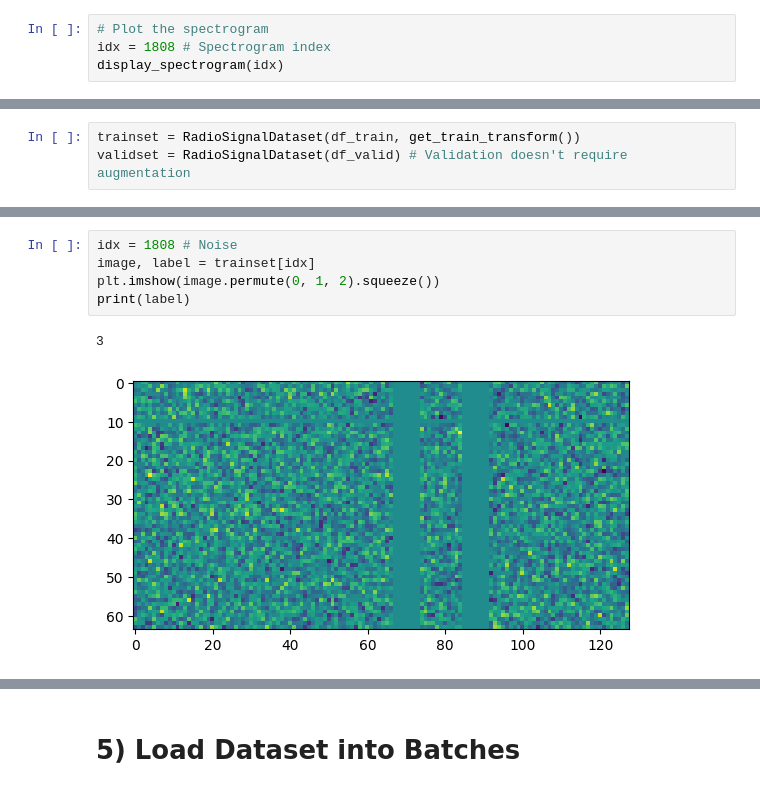
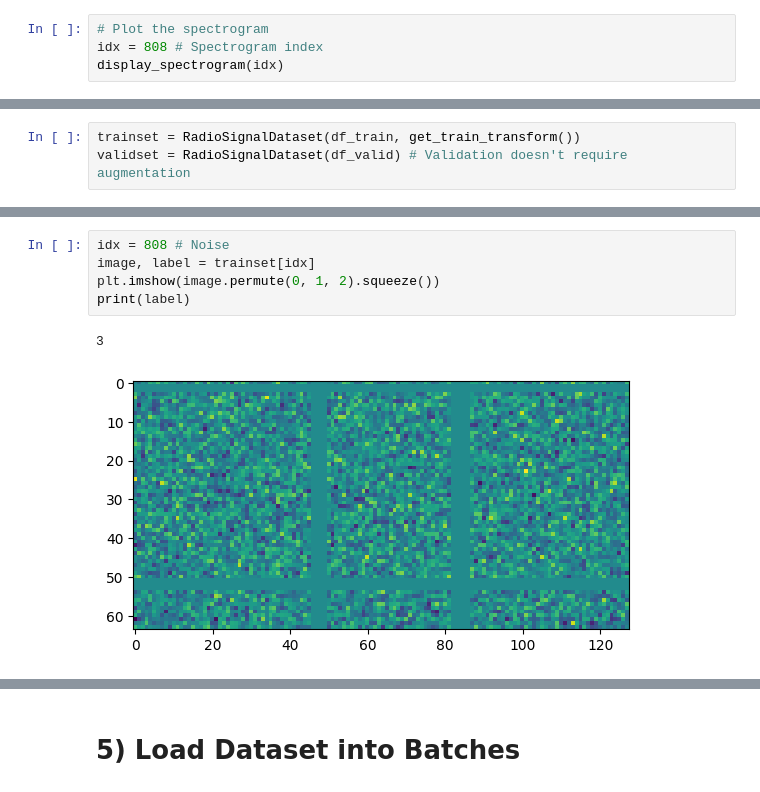
Before and after one commit to balarcode/deep-learning, a Jupyter notebook: telecommunications/radio_signal_classification/radio_signal_classification.ipynb, the cells around one changed output, grey strips where cells are left out. Drawn from its saved outputs; the diff is of its cells as text.

```diff
--- a/telecommunications/radio_signal_classification/radio_signal_classification.ipynb
+++ b/telecommunications/radio_signal_classification/radio_signal_classification.ipynb
@@ -104,5 +104,5 @@ display_spectrogram(idx)
 # %%
 # Plot the spectrogram
-idx = 1808 # Spectrogram index
+idx = 808 # Spectrogram index
 display_spectrogram(idx)
 # %% [output]
@@ -228,11 +228,11 @@ print(label)
 # %%
-idx = 1808 # Noise
+idx = 808 # Noise
 image, label = trainset[idx]
 plt.imshow(image.permute(0, 1, 2).squeeze())
 print(label)
 # %% [output]
 3
-[figure, old version]
+[figure, new version]
 # %%
 # Cross-check the sizes are equal to the labeled examples in training dataset
 # and validation dataset respectively
```
Also changed, not shown: parts of 12 cells of this notebook.
